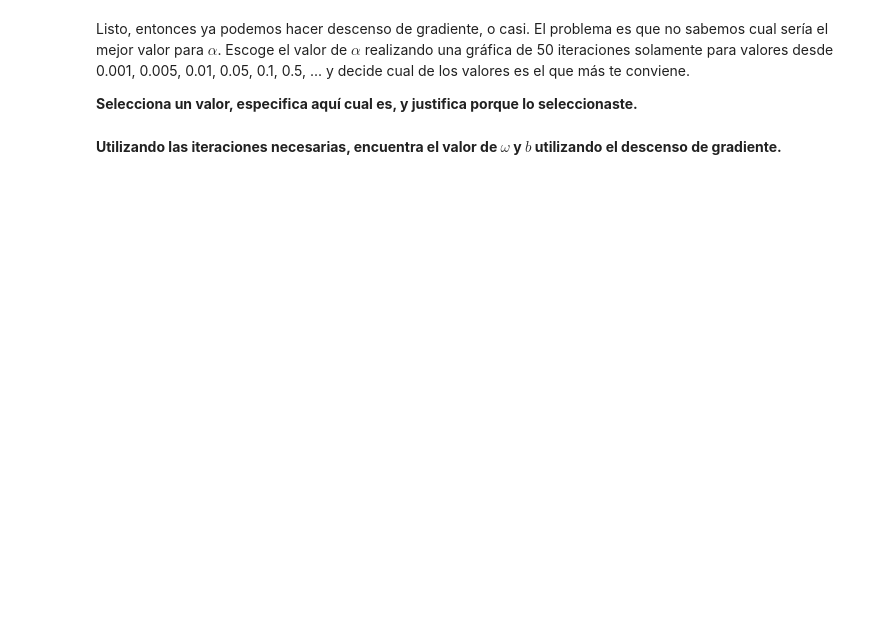
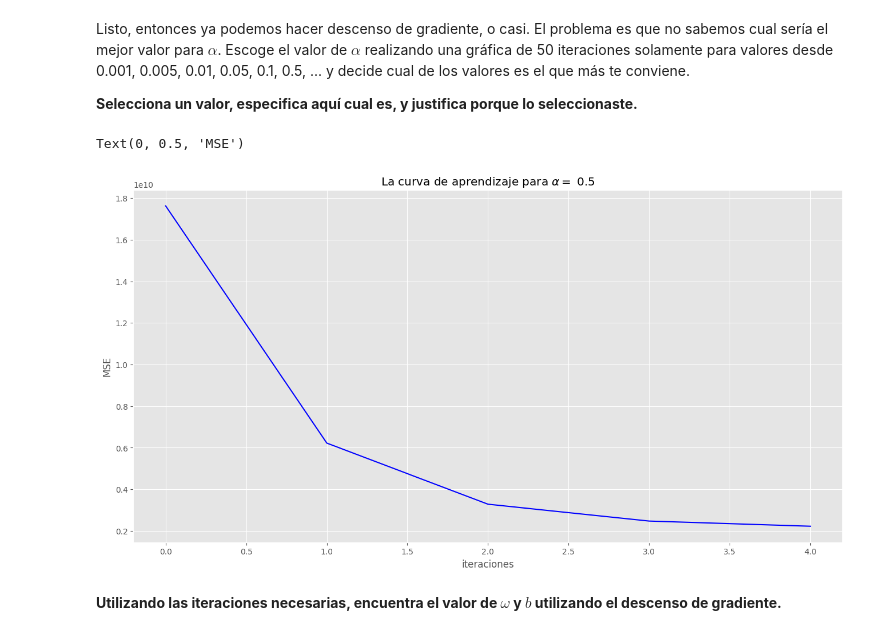
Before and after one commit to AlbertoAmayaSoria/2-Aprendizaje-2026, a Jupyter notebook: reg_lineal.ipynb, the cells around one changed output. Drawn from its saved outputs; the diff is of its cells as text; code cells hidden in the pictures; blank space fills up the shorter version.

```diff
--- a/reg_lineal.ipynb
+++ b/reg_lineal.ipynb
@@ -340,20 +359,23 @@ Listo, entonces ya podemos hacer descenso de gradiente, o casi. El problema es q
 # %%
 medias, desviaciones = obtiene_medias_desviaciones(x)
 x_norm = normaliza(x, medias, desviaciones)
 
 w_ini = np.zeros((n,))
 b_ini = 0
 num_iters = 5
 
 #lpha = 0.0001  # Aqui es donde hay que hacer las pruebas
-alpha = 1
+alpha = 0.5
 
 _, _, mse_hist = descenso_gradiente_lotes(x_norm, y, w_ini, b_ini, alpha, num_iters)
 
 plt.plot(mse_hist, '-b')
 plt.title(r"La curva de aprendizaje para $\alpha =$ " + str(alpha))
 plt.xlabel('iteraciones')
 plt.ylabel('MSE')
+# %% [output]
+Text(0, 0.5, 'MSE')
+[figure, added]
 # %% [markdown]
 **Utilizando las iteraciones necesarias, encuentra el valor de $\omega$ y $b$ utilizando el descenso de gradiente.**
 # %%
```
Also changed, not shown: parts of 4 cells of this notebook.
